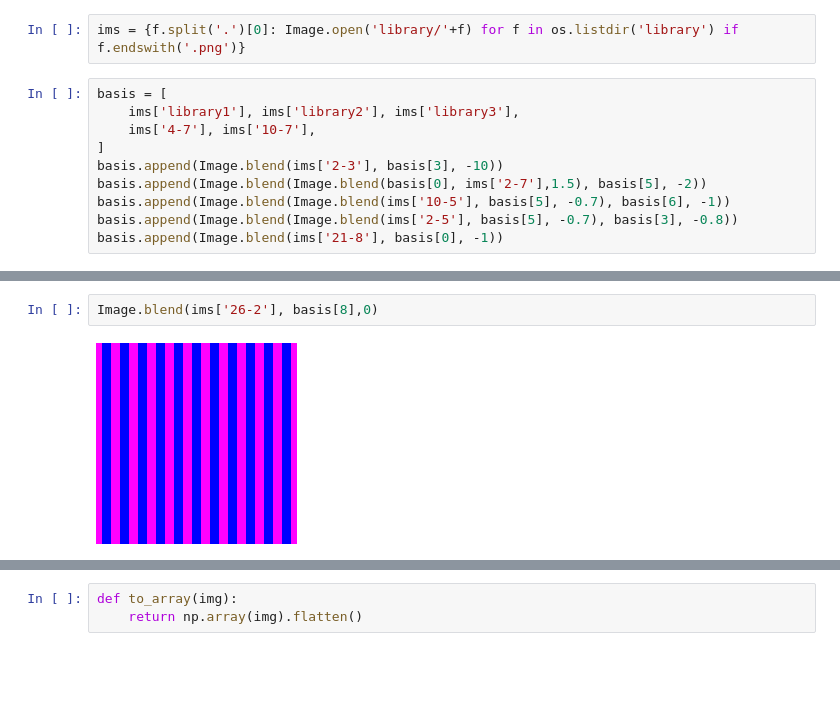
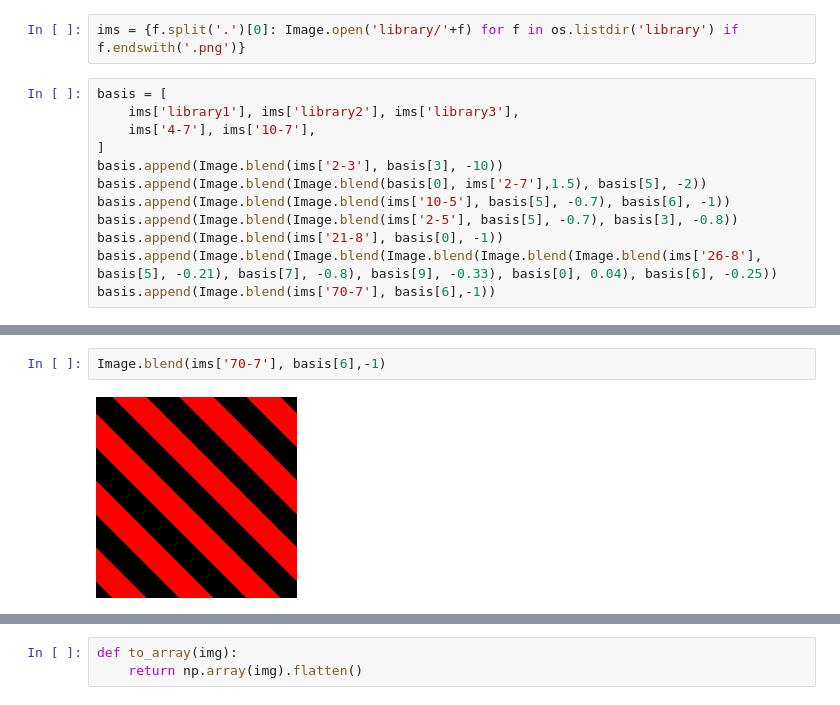
Before and after one commit to emannes/library-of-images, a Jupyter notebook: library.ipynb, the cells around one changed output, grey strips where cells are left out. Drawn from its saved outputs; the diff is of its cells as text; blank space fills up the shorter version.

```diff
--- a/library.ipynb
+++ b/library.ipynb
@@ -15,3 +15,5 @@ basis.append(Image.blend(Image.blend(basis[0], ims['2-7'],1.5), basis[5], -2))
 basis.append(Image.blend(Image.blend(ims['10-5'], basis[5], -0.7), basis[6], -1))
 basis.append(Image.blend(Image.blend(ims['2-5'], basis[5], -0.7), basis[3], -0.8))
 basis.append(Image.blend(ims['21-8'], basis[0], -1))
+basis.append(Image.blend(Image.blend(Image.blend(Image.blend(Image.blend(ims['26-8'], basis[5], -0.21), basis[7], -0.8), basis[9], -0.33), basis[0], 0.04), basis[6], -0.25))
+basis.append(Image.blend(ims['70-7'], basis[6],-1))
@@ -26,7 +24,7 @@ basis[8]
 # %%
-Image.blend(ims['26-2'], basis[8],0)
+Image.blend(ims['70-7'], basis[6],-1)
 # %% [output]
-[figure, old version]
+[figure, new version]
 # %%
 for im in basis:
     display(im)
```
Also changed, not shown: parts of 11 cells of this notebook.
